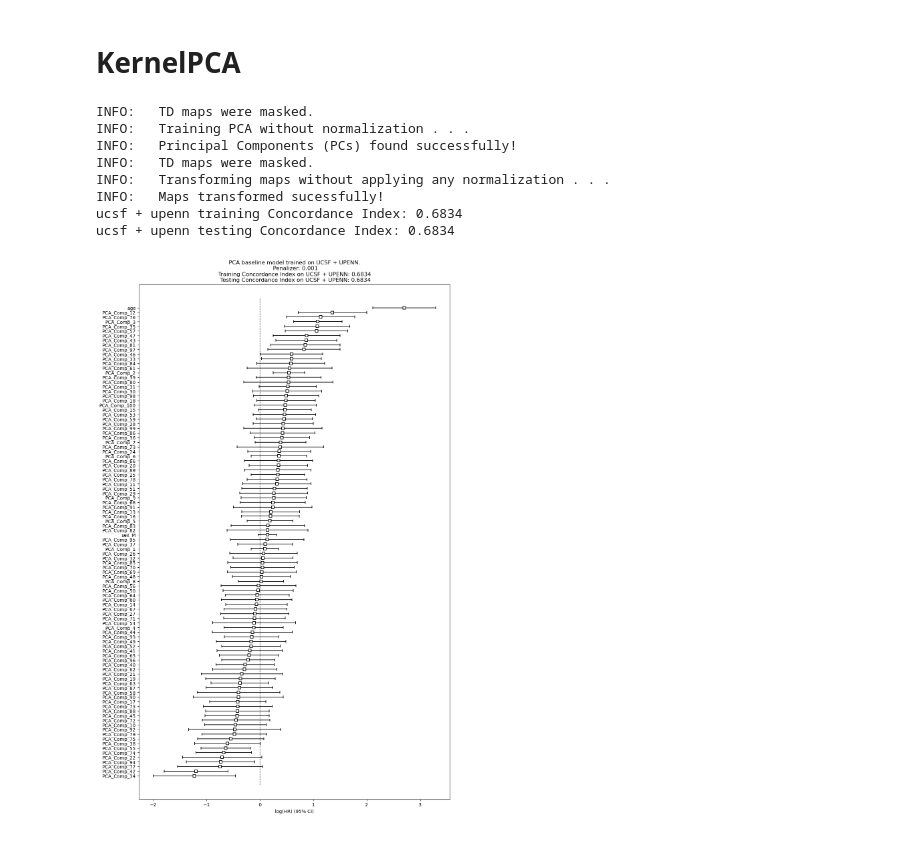
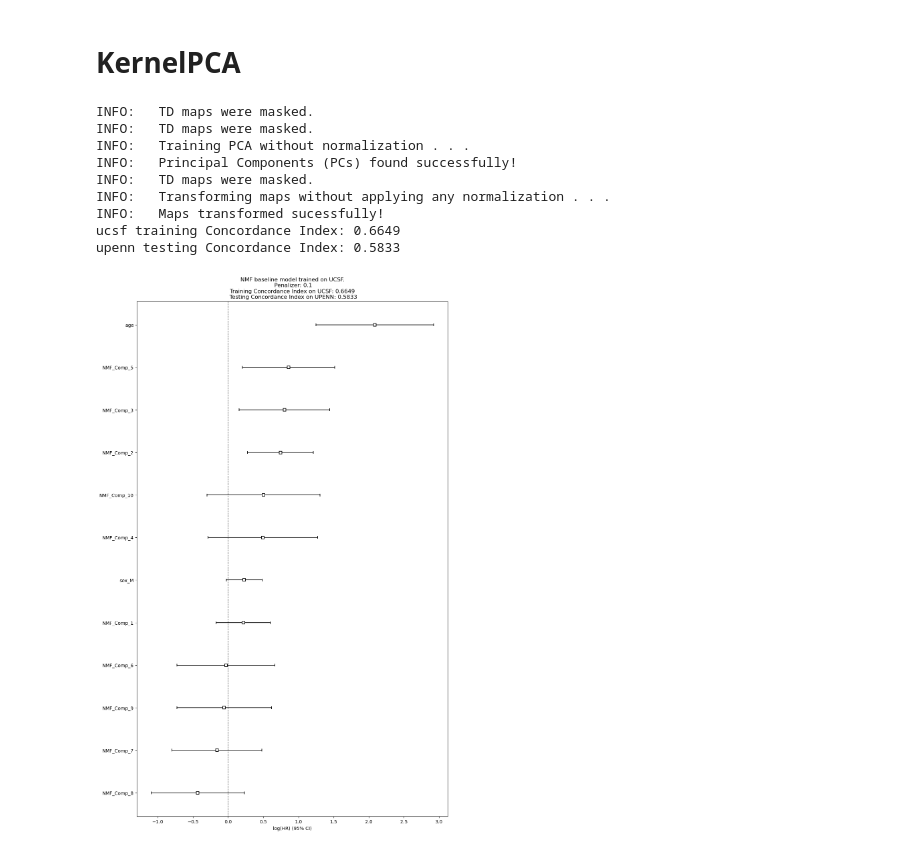
Before and after one commit to basiav/Tractography, a Jupyter notebook: old/tr_testing.ipynb, the cells around one changed output. Saved outputs shown, nothing was run; the diff lists cells and outputs as text; code cells hidden in the pictures.

```diff
--- a/old/tr_testing.ipynb
+++ b/old/tr_testing.ipynb
@@ -264,12 +288,9 @@ import sklearn
 
 normalization = None#'min_max'
 # save_dir = "results/"
-n_components = 100
+n_components = 10
 
 sklearn.set_config(transform_output="default")
-
-site_idx_training = 1
-site_idx_testing = 0
 
 UCSF_SITE_IDX = 0
 UPENN_SITE_IDX = 1
@@ -277,10 +298,16 @@ UPENN_SITE_IDX = 1
 data_ucsf = DATA[DATA['site'] == UCSF_SITE_IDX].copy()
 data_upenn = DATA[DATA['site'] == UPENN_SITE_IDX].copy()
 
+penalizer = 0.1
+duration_col = 'OS (corrected)'
+event_col = 'status'
+
 dataset_training = Dataset("ucsf", "path/1", maps_ucsf, data_ucsf)
 dataset_testing = Dataset("upenn", "path/2", maps_upenn, data_upenn)
-# # dataset_testing = Dataset("ucsf", "path/1", maps_ucsf, data_ucsf)
-# # dataset_training = Dataset("upenn", "path/2", maps_upenn, data_upenn)
+# dataset_testing = Dataset("ucsf", "path/1", maps_ucsf, data_ucsf)
+# dataset_training = Dataset("upenn", "path/2", maps_upenn, data_upenn)
+# dataset_training = Dataset("ucsf+upenn", "path/3", maps_all, DATA)
+# dataset_testing = Dataset("ucsf+upenn", "path/3", maps_all, DATA)
 
 df_training = dataset_training.df
 df_testing = dataset_testing.df
@@ -290,44 +317,63 @@ testing_maps = dataset_testing.maps
 
 # method = TD_Kernel_PCA(training_maps, T1, binary_mask=T1_brain, n_components=n_components, kernel='cosine', gamma=0.1)
 method = TD_PCA(training_maps, T1, binary_mask=T1_brain, n_components=n_components)
-
 trainer = Transformer(method)
 
+################################################################
+from TractDensityComponents import TD_PCA
+from components import Projections
+from sklearn.decomposition import NMF
+from nmf import NMFProjections
+
+
+# td_pca = TD_PCA(maps_all, T1, binary_mask=T1_brain, n_components=n_components)
+# X = td_pca.training_maps
+# model = NMF(n_components=n_components, init='random', random_state=0, max_iter=10, verbose=1)
+method = NMFProjections(training_maps, template=T1, binary_mask=T1_brain, n_components=n_components, max_iter=10)
+# W = method.fit_transform(X) # W
+# W = method.fit_transform_maps(norm=None)
+# H = method.components_
+# comps_training = W[:, :n_components]
+# new_cols_df = pd.DataFrame(comps_training, columns=[f"Comp. {i}" for i in range(n_components)], index=DATA.index)
+
+#################################################################
 comps_training = trainer.fit_transform(norm=normalization)
 comps_testing = trainer.transform(testing_maps)
 
 df_base = df_training
 
-X_train_with_features = DataHelper.add_extracted_mapsdata(df_base, comps_training, method, n_components)
-X_train = DataHelper.feature_transform(X_train_with_features)
+# Adding new features
+X_train_with_features = DataHelper.add_extracted_mapsdata(df_base, comps_training, method, n_components=n_components)
+df_base = DataHelper.drop_columns(X_train_with_features)
+encoding_pipeline = EncodingPipeline(df_base)
+X_train = DataHelper.feature_fit_transform(encoding_pipeline)
 
-
-penalizer = 0.001
-duration_col = 'OS (corrected)'
-event_col = 'status'
-
+# CoxPHFitter
 td_cphfitter = TD_CoxPHFitter(penalizer)
 td_cphfitter.fit(X_train, duration_col, event_col)
 
 print(f"{dataset_training.name} training Concordance Index: {td_cphfitter.concordance_index:.4f}")
 
 df_base = df_testing
-X_test_with_features = DataHelper.add_extracted_mapsdata(df_base, comps_testing, method, n_components)
-X_test = DataHelper.feature_transform(X_test_with_features)
+# X_test_with_features = DataHelper.add_extracted_mapsdata(df_base, comps_testing, method, n_components)
+# X_test = DataHelper.feature_transform(X_test_with_features, )
+X_test_with_features = DataHelper.add_extracted_mapsdata(df_base, comps_testing, method, n_components=n_components)
+X_test = DataHelper.feature_transform(X_test_with_features, encoding_pipeline)
 
 c_index_test = td_cphfitter.score(X_test, "concordance_index")
 print(f"{dataset_testing.name} testing Concordance Index: {c_index_test:.4f}")
 
 fig, ax = plt.subplots(figsize=(12, 20))
 ax.set_title(f"{method} baseline model trained on {dataset_training.name.upper()}.\n Penalizer: {penalizer}\n Training Concordance Index on {dataset_training.name.upper()}: {td_cphfitter.concordance_index:.4f} \n Testing Concordance Index on {dataset_testing.name.upper()}: {c_index_test:.4f}")
 td_cphfitter.plot(ax = ax)
 # %% [output]
+INFO:   TD maps were masked.
 INFO:   TD maps were masked.
 INFO:   Training PCA without normalization . . .
 INFO:   Principal Components (PCs) found successfully!
 INFO:   TD maps were masked.
 INFO:   Transforming maps without applying any normalization . . .
 INFO:   Maps transformed sucessfully!
-ucsf + upenn training Concordance Index: 0.6834
-ucsf + upenn testing Concordance Index: 0.6834
+ucsf training Concordance Index: 0.6649
+upenn testing Concordance Index: 0.5833
-[figure, old version]
+[figure, new version]
```
Also changed, not shown: parts of 3 cells of this notebook, 1 other file.
